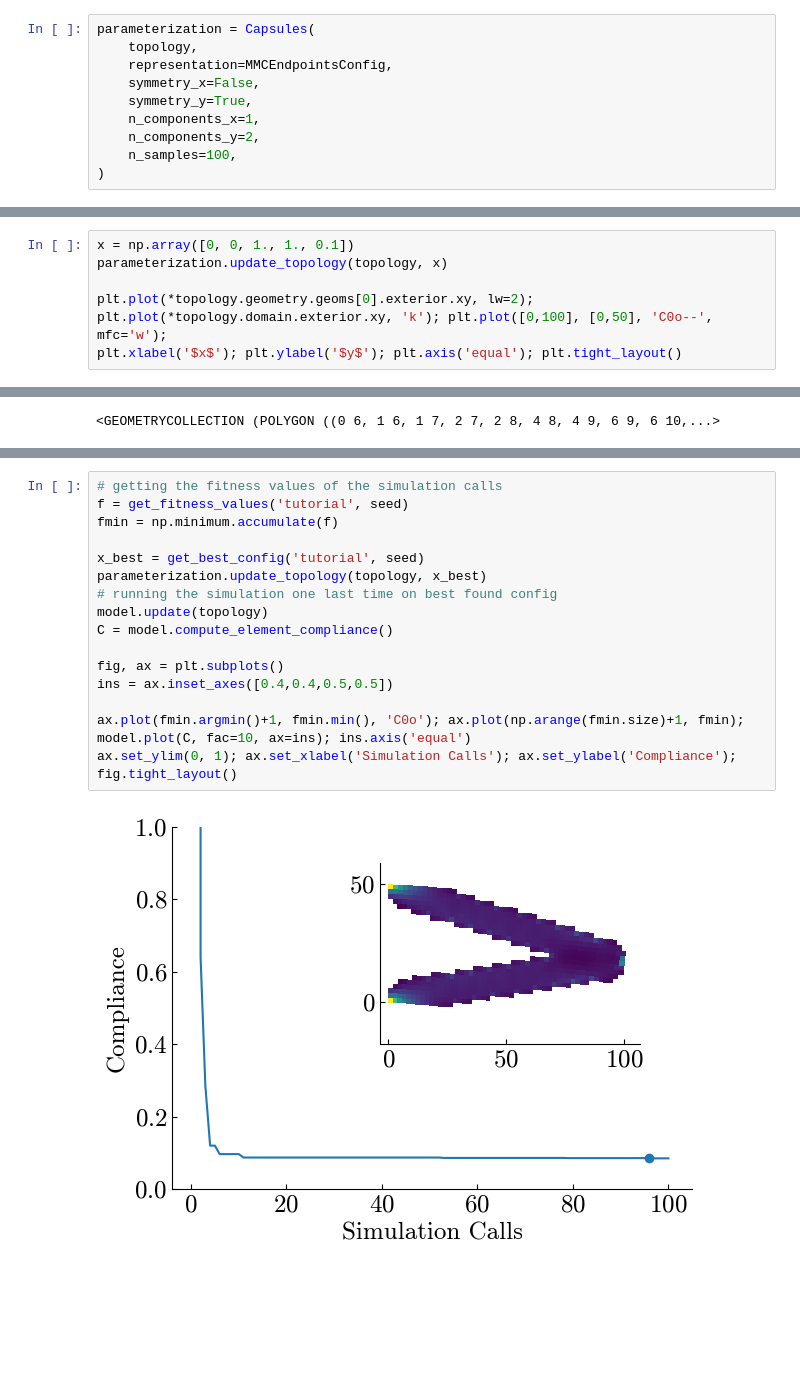
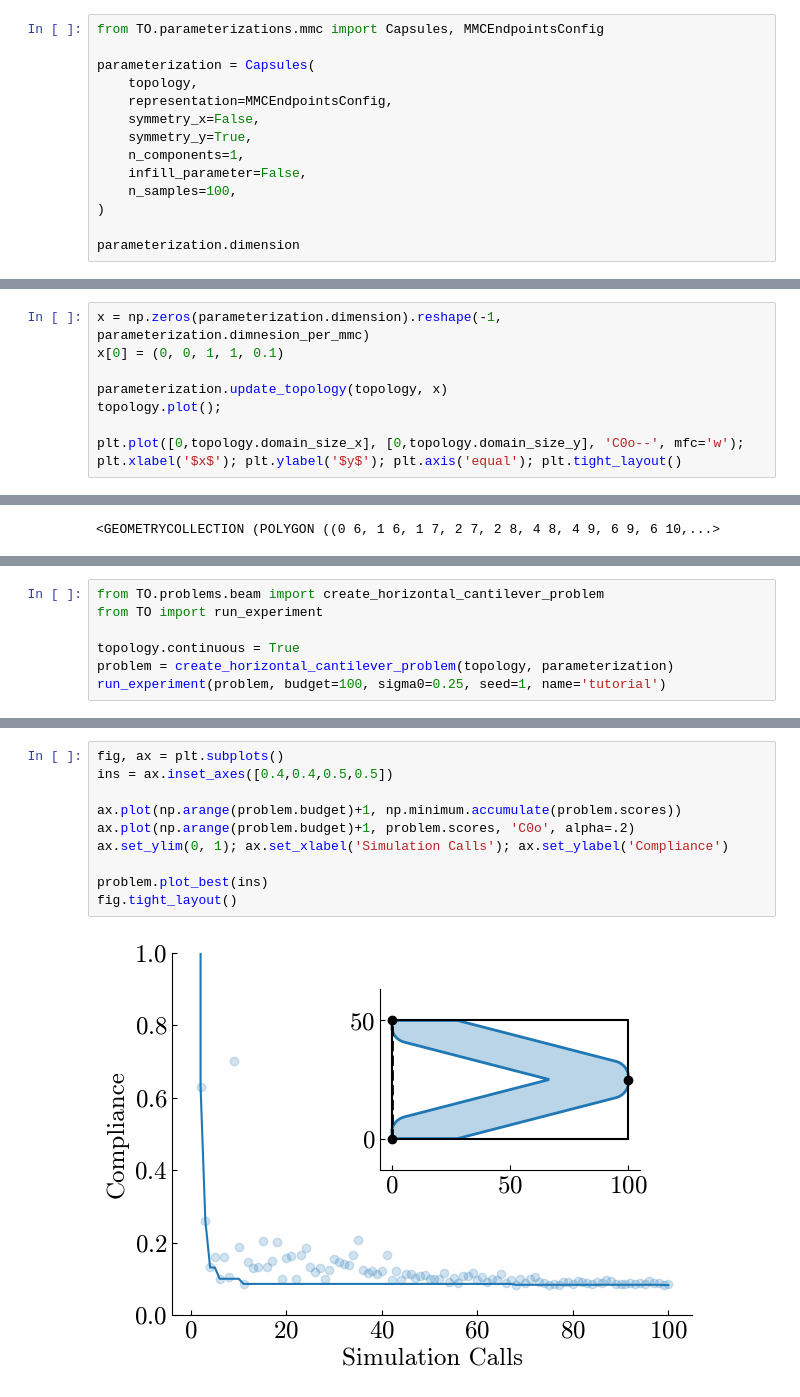
Before and after one commit to jelle-westra/tobbo, a Jupyter notebook: tutorial.ipynb, the cells around one changed output, grey strips where cells are left out. Saved outputs shown, nothing was run; the diff lists cells and outputs as text; blank space fills up the shorter version.

```diff
--- a/tutorial.ipynb
+++ b/tutorial.ipynb
@@ -71,12 +70,16 @@ The **density** parameter controls the element size of the (square) mesh element
 
 - **Parameterization**: a way for going from some design vector to a geometry.
 # %%
+from TO.parameterizations.mmc import Capsules, MMCEndpointsConfig
+
 parameterization = Capsules(
     topology,
     representation=MMCEndpointsConfig,
     symmetry_x=False,
     symmetry_y=True,
-    n_components_x=1,
-    n_components_y=2,
+    n_components=1,
+    infill_parameter=False,
     n_samples=100,
 )
+
+parameterization.dimension
@@ -83,7 +88,9 @@ parameterization = Capsules(
 # %%
-x = np.array([0, 0, 1., 1., 0.1])
+x = np.zeros(parameterization.dimension).reshape(-1, parameterization.dimnesion_per_mmc)
+x[0] = (0, 0, 1, 1, 0.1)
+
 parameterization.update_topology(topology, x)
+topology.plot();
 
-plt.plot(*topology.geometry.geoms[0].exterior.xy, lw=2); plt.plot(*topology.domain.exterior.xy, 'k'); plt.plot([0,100], [0,50], 'C0o--', mfc='w');
-plt.xlabel('$x$'); plt.ylabel('$y$'); plt.axis('equal'); plt.tight_layout()
+plt.plot([0,topology.domain_size_x], [0,topology.domain_size_y], 'C0o--', mfc='w'); plt.xlabel('$x$'); plt.ylabel('$y$'); plt.axis('equal'); plt.tight_layout()
 # %% [output]
@@ -150,0 +132,7 @@ Iterat #Fevals   function value  axis ratio  sigma  min&max std  t[m:s]
+# %%
+from TO.problems.beam import create_horizontal_cantilever_problem
+from TO import run_experiment
+
+topology.continuous = True
+problem = create_horizontal_cantilever_problem(topology, parameterization)
+run_experiment(problem, budget=100, sigma0=0.25, seed=1, name='tutorial')
@@ -151,18 +147,12 @@ Iterat #Fevals   function value  axis ratio  sigma  min&max std  t[m:s]
 # %%
-# getting the fitness values of the simulation calls
-f = get_fitness_values('tutorial', seed)
-fmin = np.minimum.accumulate(f)
-
-x_best = get_best_config('tutorial', seed)
-parameterization.update_topology(topology, x_best)
-# running the simulation one last time on best found config
-model.update(topology)
-C = model.compute_element_compliance()
-
 fig, ax = plt.subplots()
 ins = ax.inset_axes([0.4,0.4,0.5,0.5])
 
-ax.plot(fmin.argmin()+1, fmin.min(), 'C0o'); ax.plot(np.arange(fmin.size)+1, fmin); model.plot(C, fac=10, ax=ins); ins.axis('equal')
-ax.set_ylim(0, 1); ax.set_xlabel('Simulation Calls'); ax.set_ylabel('Compliance'); fig.tight_layout()
+ax.plot(np.arange(problem.budget)+1, np.minimum.accumulate(problem.scores))
+ax.plot(np.arange(problem.budget)+1, problem.scores, 'C0o', alpha=.2)
+ax.set_ylim(0, 1); ax.set_xlabel('Simulation Calls'); ax.set_ylabel('Compliance')
+
+problem.plot_best(ins)
+fig.tight_layout()
 # %% [output]
-[figure, old version]
+[figure, new version]
```
Also changed, not shown: parts of 16 cells of this notebook.
